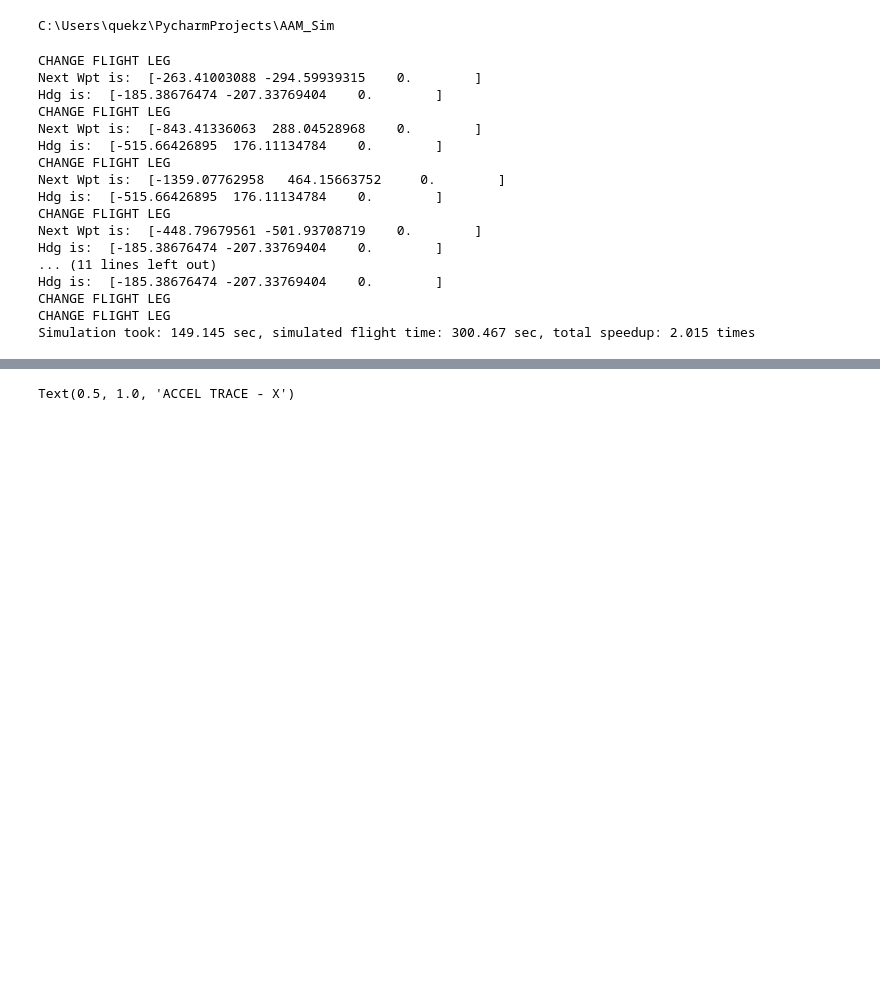
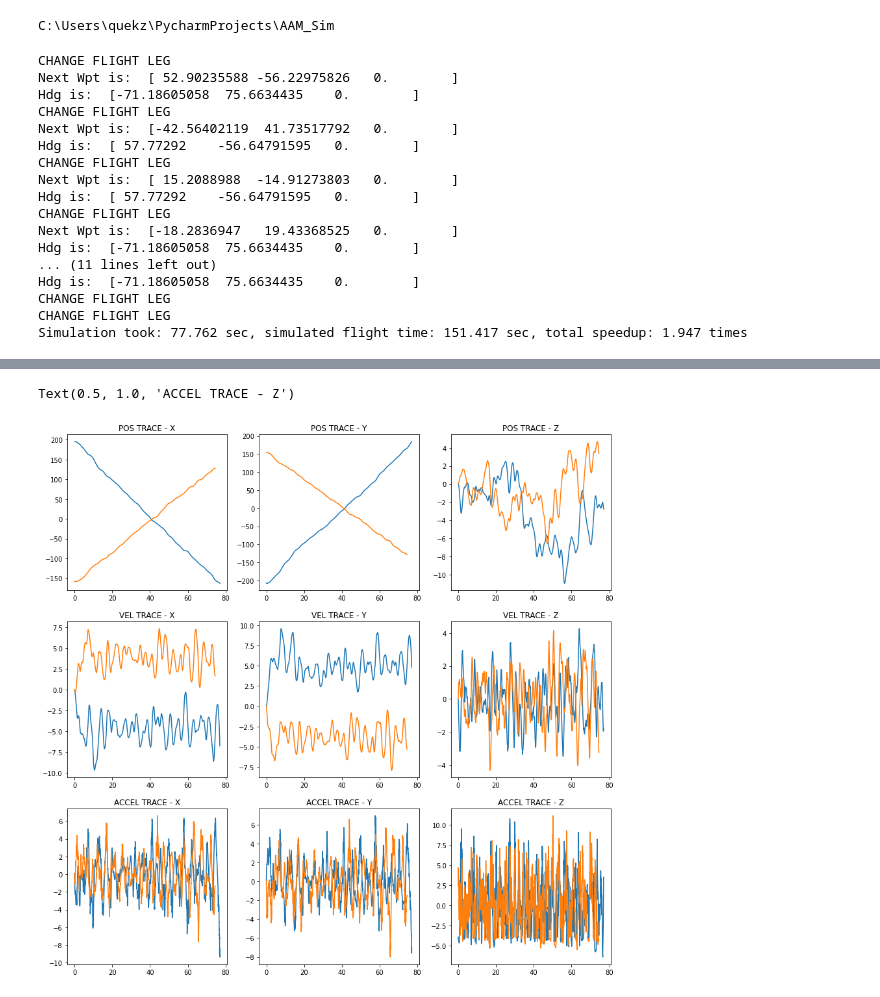
Before and after one commit to zhihaoquek/AAM_Sim, a Jupyter notebook: MonteCarlo/TwoAircraftEncounter/MonteCarloScenario_Trajectory.ipynb, the cells around one changed output, grey strips where cells are left out. Saved outputs shown, nothing was run; the diff lists cells and outputs as text; code cells hidden in the pictures; blank space fills up the shorter version.

```diff
--- a/MonteCarlo/TwoAircraftEncounter/MonteCarloScenario_Trajectory.ipynb
+++ b/MonteCarlo/TwoAircraftEncounter/MonteCarloScenario_Trajectory.ipynb
@@ -25,7 +25,7 @@ C:\Users\quekz\PycharmProjects\AAM_Sim
 from MonteCarlo.TwoAircraftEncounter.ScenarioMP import simulate_encounter_debug
 
 
-run = 0
+run = 1
 
 start = time.time()
 AC1_GT_Trajectory, AC2_GT_Trajectory, AC1_Trk_Trajectory, AC2_Trk_Trajectory, AC1_WPTs, AC2_WPTs = simulate_encounter_debug(run)
@@ -40,22 +40,22 @@ print('Simulation took: %.3f sec, simulated flight time: %.3f sec, total speedup
       %(compute_time, simulated_time, speedup))
 # %% [output]
 CHANGE FLIGHT LEG
-Next Wpt is:  [-263.41003088 -294.59939315    0.        ]
-Hdg is:  [-185.38676474 -207.33769404    0.        ]
+Next Wpt is:  [ 52.90235588 -56.22975826   0.        ]
+Hdg is:  [-71.18605058  75.6634435    0.        ]
 CHANGE FLIGHT LEG
-Next Wpt is:  [-843.41336063  288.04528968    0.        ]
-Hdg is:  [-515.66426895  176.11134784    0.        ]
+Next Wpt is:  [-42.56402119  41.73517792   0.        ]
+Hdg is:  [ 57.77292    -56.64791595   0.        ]
 CHANGE FLIGHT LEG
-Next Wpt is:  [-1359.07762958   464.15663752     0.        ]
-Hdg is:  [-515.66426895  176.11134784    0.        ]
+Next Wpt is:  [ 15.2088988  -14.91273803   0.        ]
+Hdg is:  [ 57.77292    -56.64791595   0.        ]
 CHANGE FLIGHT LEG
-Next Wpt is:  [-448.79679561 -501.93708719    0.        ]
-Hdg is:  [-185.38676474 -207.33769404    0.        ]
+Next Wpt is:  [-18.2836947   19.43368525   0.        ]
+Hdg is:  [-71.18605058  75.6634435    0.        ]
 ... (11 lines left out)
-Hdg is:  [-185.38676474 -207.33769404    0.        ]
+Hdg is:  [-71.18605058  75.6634435    0.        ]
 CHANGE FLIGHT LEG
 CHANGE FLIGHT LEG
-Simulation took: 149.145 sec, simulated flight time: 300.467 sec, total speedup: 2.015 times
+Simulation took: 77.762 sec, simulated flight time: 151.417 sec, total speedup: 1.947 times
 # %%
 def special_concat(trajectory):
     return np.concatenate(trajectory).reshape(len(trajectory), 8) # 8 is the length of each mini array
@@ -77,7 +77,7 @@ axs[0,1].set_title('POS TRACE - Y')
 
 axs[0,2].plot(AC1_GT_Trajectory['time'], extract_from_df(AC1_GT_Trajectory, 'gt_pos', 2), label='AC1')
 axs[0,2].plot(AC2_GT_Trajectory['time'], extract_from_df(AC2_GT_Trajectory, 'gt_pos', 2), label='AC2')
-axs[0,2].set_title('POS TRACE - X')
+axs[0,2].set_title('POS TRACE - Z')
 
 axs[1,0].plot(AC1_GT_Trajectory['time'], extract_from_df(AC1_GT_Trajectory, 'gt_vel', 0), label='AC1')
 axs[1,0].plot(AC2_GT_Trajectory['time'], extract_from_df(AC2_GT_Trajectory, 'gt_vel', 0), label='AC2')
@@ -89,7 +89,7 @@ axs[1,1].set_title('VEL TRACE - Y')
 
 axs[1,2].plot(AC1_GT_Trajectory['time'], extract_from_df(AC1_GT_Trajectory, 'gt_vel', 2), label='AC1')
 axs[1,2].plot(AC2_GT_Trajectory['time'], extract_from_df(AC2_GT_Trajectory, 'gt_vel', 2), label='AC2')
-axs[1,2].set_title('VEL TRACE - X')
+axs[1,2].set_title('VEL TRACE - Z')
 
 axs[2,0].plot(AC1_GT_Trajectory['time'], extract_from_df(AC1_GT_Trajectory, 'accel', 0), label='AC1')
 axs[2,0].plot(AC2_GT_Trajectory['time'], extract_from_df(AC2_GT_Trajectory, 'accel', 0), label='AC2')
@@ -101,5 +101,5 @@ axs[2,1].set_title('ACCEL TRACE - Y')
 
 axs[2,2].plot(AC1_GT_Trajectory['time'], extract_from_df(AC1_GT_Trajectory, 'accel', 2), label='AC1')
 axs[2,2].plot(AC2_GT_Trajectory['time'], extract_from_df(AC2_GT_Trajectory, 'accel', 2), label='AC2')
-axs[2,2].set_title('ACCEL TRACE - X')
+axs[2,2].set_title('ACCEL TRACE - Z')
 # %% [output]
@@ -108,4 +106,5 @@ axs[2,2].set_title('ACCEL TRACE - X')
-Text(0.5, 1.0, 'ACCEL TRACE - X')
+Text(0.5, 1.0, 'ACCEL TRACE - Z')
+[figure, added]
 # %%
 %matplotlib notebook
 
```
Also changed, not shown: parts of 3 cells of this notebook, 3 other files.
